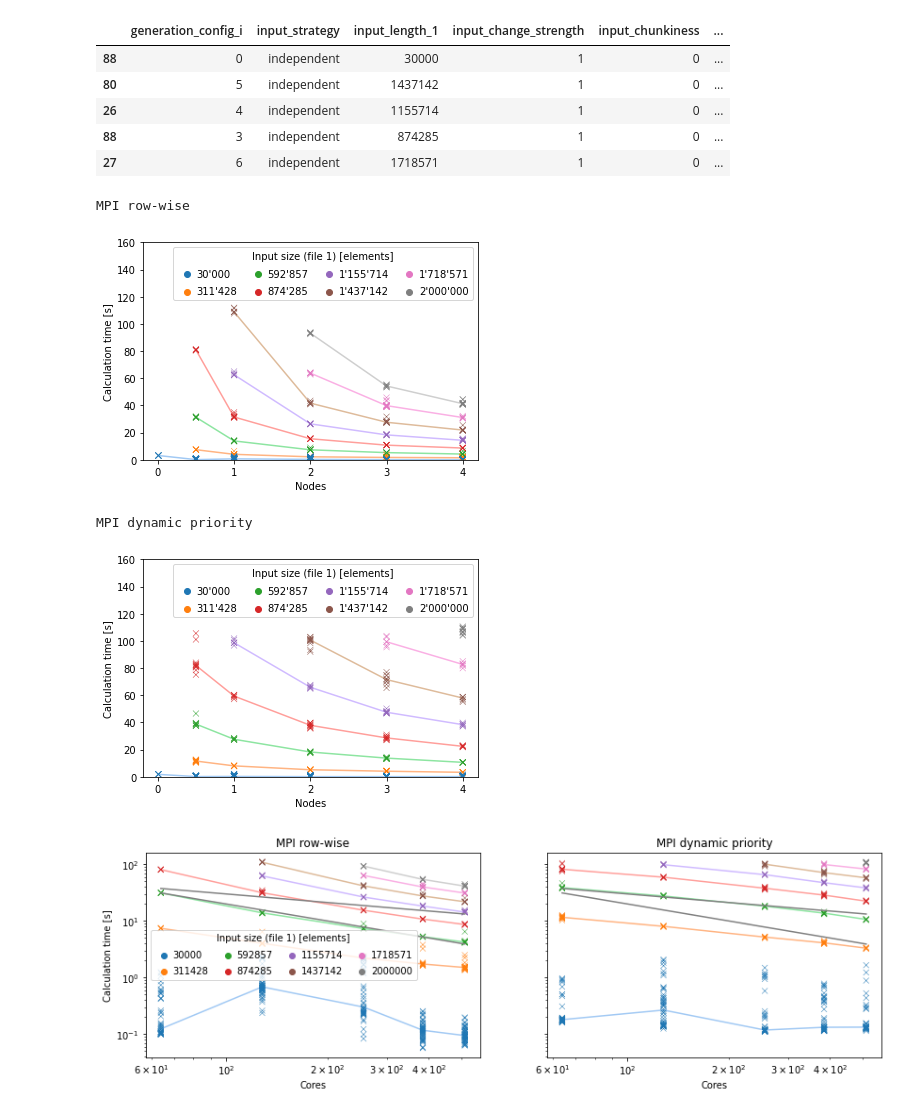
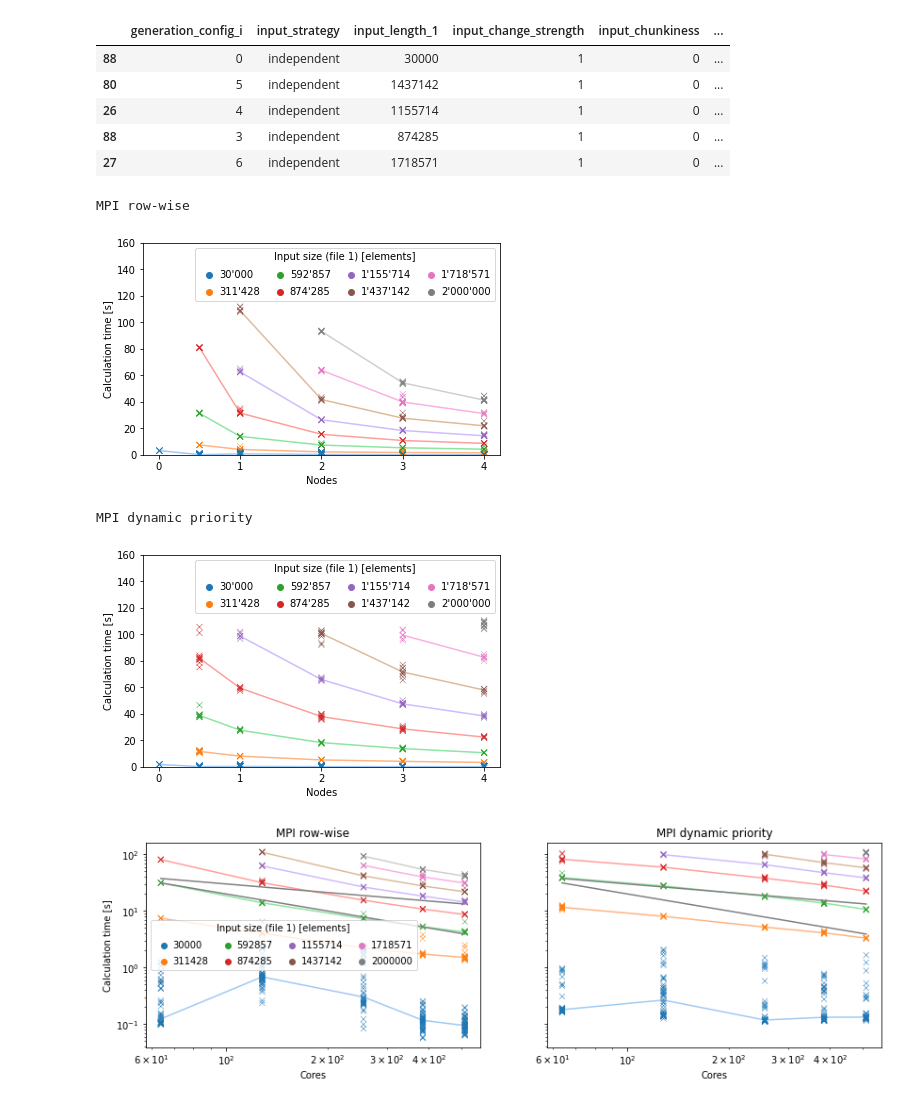
Before and after one commit to tehwalris/mpi-myers-diff, a Jupyter notebook: notebooks/benchmark-analysis-report/parallel_scaling.ipynb, the cells around one changed output. Saved outputs shown, nothing was run; the diff lists cells and outputs as text; code cells hidden in the pictures.

Commit message:
Make figures a tiny bit shorter (again)

```diff
--- a/notebooks/benchmark-analysis-report/parallel_scaling.ipynb
+++ b/notebooks/benchmark-analysis-report/parallel_scaling.ipynb
@@ -36,39 +39,39 @@ for diff_program in diff_programs:
 # %%
 palette = {mpi_procs: color for mpi_procs, color in zip(sorted(benchmark_results.mpi_procs.dropna().unique()), sns.color_palette())}
 for diff_program_i, diff_program in enumerate(diff_programs):
-    fig, ax = plt.subplots()
+    fig, ax = plt.subplots(figsize=report_figsize)
 
     temp = benchmark_results.copy()
     temp['seconds_until_len'] = temp['micros_until_len'] * 1e-6
     temp['mpi_nodes'] = temp['mpi_procs'] / 128
     temp = temp[(temp['diff_program'] == diff_program) & (temp['input_strategy'] == 'independent')]
 
     temp_2 = temp.groupby(['input_length_1', 'mpi_nodes'])['seconds_until_len'].median().unstack('input_length_1')
 
     plot_scatter_with_lines(
         ax=ax,
         scatter_data=temp,
         line_data=temp_2,
         x_key='mpi_nodes',
         y_key='seconds_until_len',
         hue_key='input_length_1',
         sort_hue_keys=True,
         hue_to_label=format_input_size,
     )
     ax.set_xticks(np.arange(np.ceil(temp['mpi_nodes'].max()) + 1))
     ax.set_ylim(0, 160)
 
     save_plot(fig, f'scaling-time-{nice_name_map[diff_program].replace(" ", "-").lower()}')
 
     # HACK print the title here, but don't save it to the file
     print(nice_name_map[diff_program])
     display(fig)
     plt.close()
 # %% [output]
 MPI row-wise
-[figure, old version]
+[figure, new version]
 MPI dynamic priority
-[figure, old version]
+[figure, new version]
 # %%
 palette = {mpi_procs: color for mpi_procs, color in zip(sorted(benchmark_results.mpi_procs.dropna().unique()), sns.color_palette())}
 fig, ax = plt.subplots(1, len(diff_programs), figsize=(14, 4), sharex=True, sharey=True)
```
Also changed, not shown: parts of 2 cells of this notebook, 3 other files.
